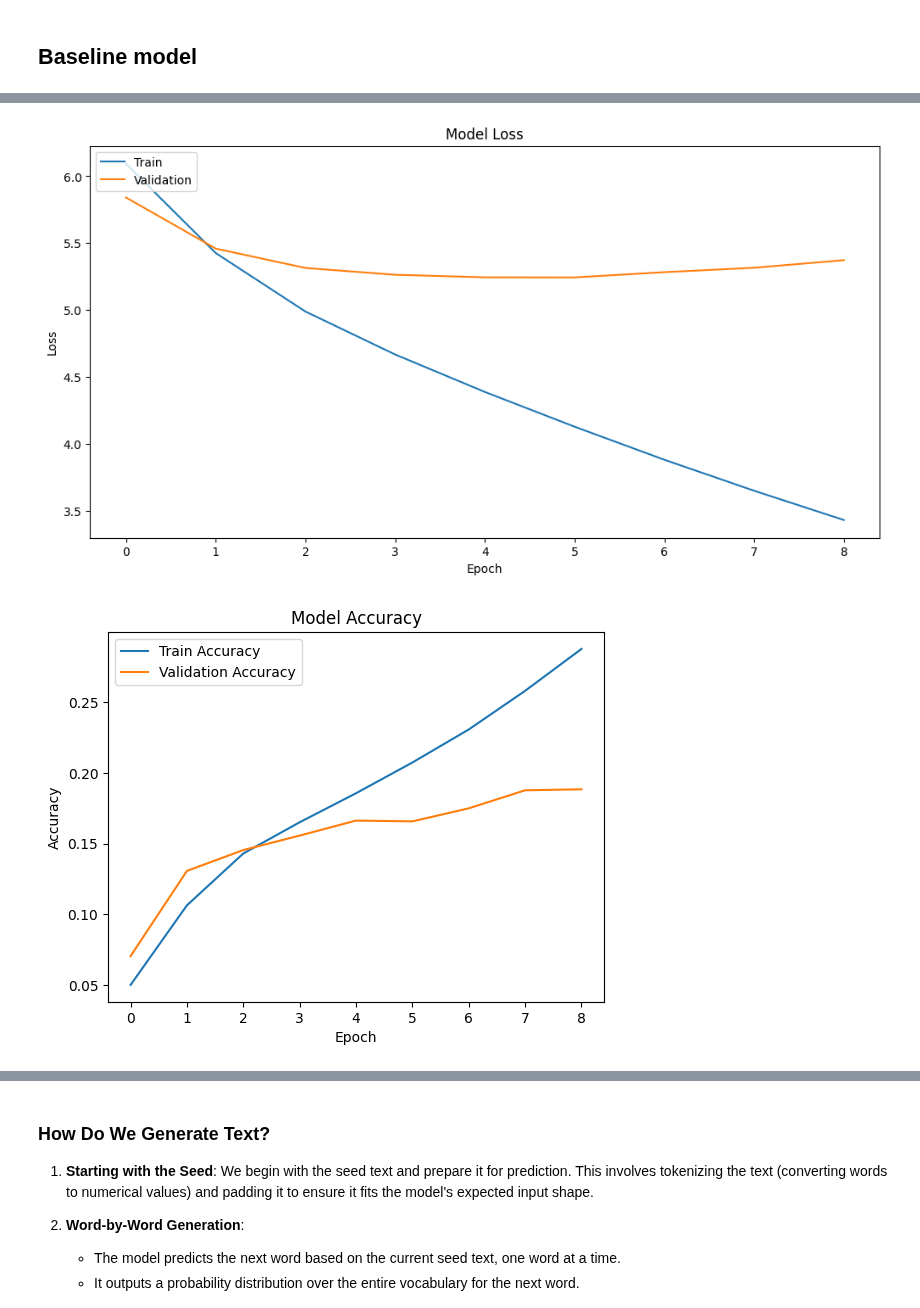
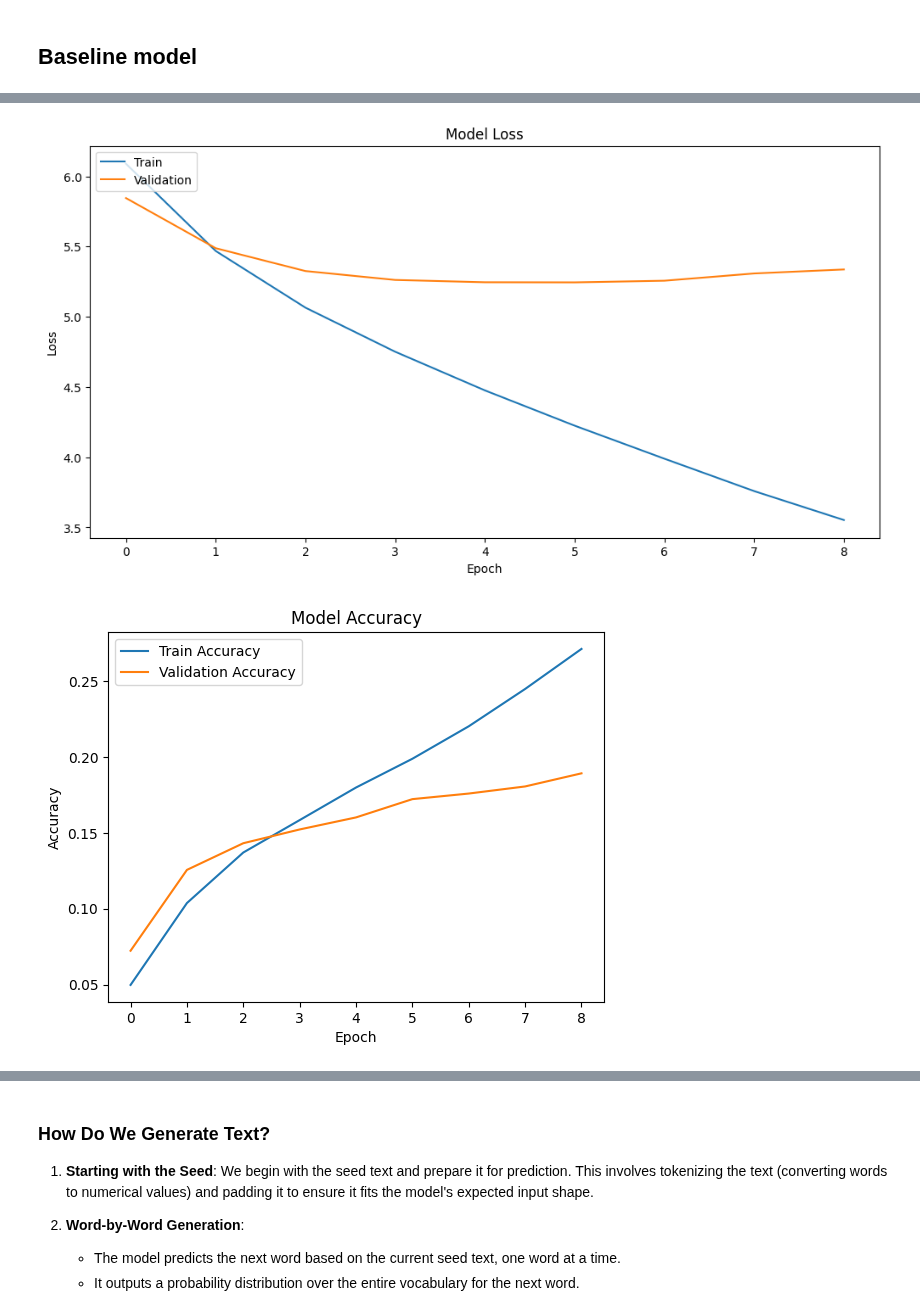
Before and after one commit to olgazju/ml_camp_2023, a Jupyter notebook: capstione_project_1/notebooks/Model.ipynb, the cells around one changed output, grey strips where cells are left out. Saved outputs shown, nothing was run; the diff lists cells and outputs as text; code cells hidden in the pictures.

```diff
--- a/capstione_project_1/notebooks/Model.ipynb
+++ b/capstione_project_1/notebooks/Model.ipynb
@@ -217,6 +209,7 @@ If the `val_loss` begins to increase as training proceeds, it can be an indicato
 baseline_model = Sequential()
 baseline_model.add(Embedding(total_words, 100, input_length=max_sequence_len-1))
 baseline_model.add(LSTM(150))
+baseline_model.add(Dropout(0.1))
 baseline_model.add(Dense(total_words, activation='softmax'))
 baseline_model.compile(loss='categorical_crossentropy', optimizer='adam', metrics=['accuracy'])
 
@@ -244,4 +237,4 @@ Epoch 9/100
 Epoch 9: early stopping
-[figure, old version]
+[figure, new version]
-[figure, old version]
+[figure, new version]
 # %% [markdown]
```
Also changed, not shown: parts of 50 cells of this notebook, 6 other files.
